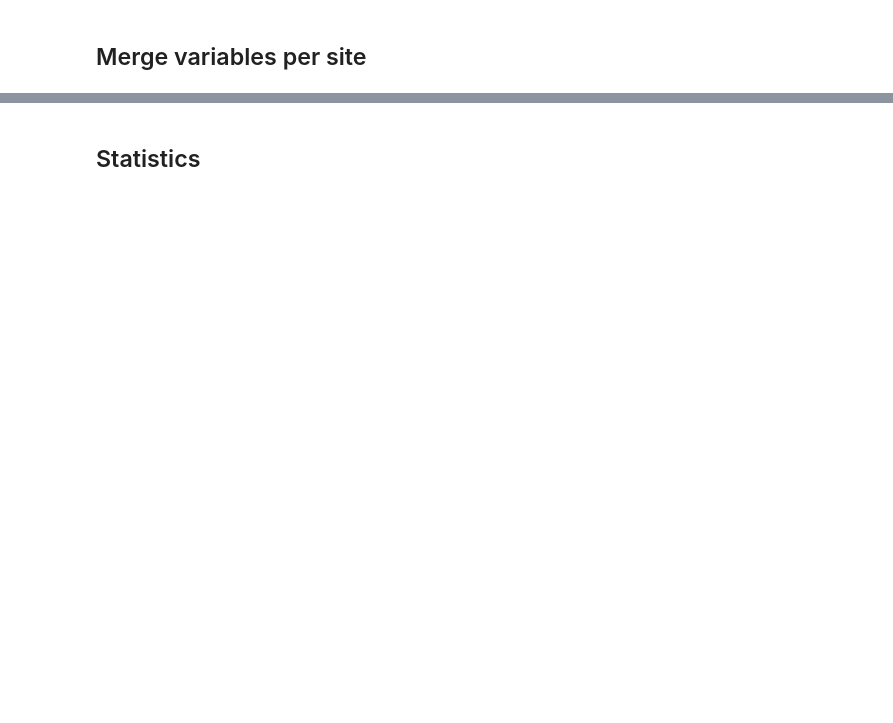
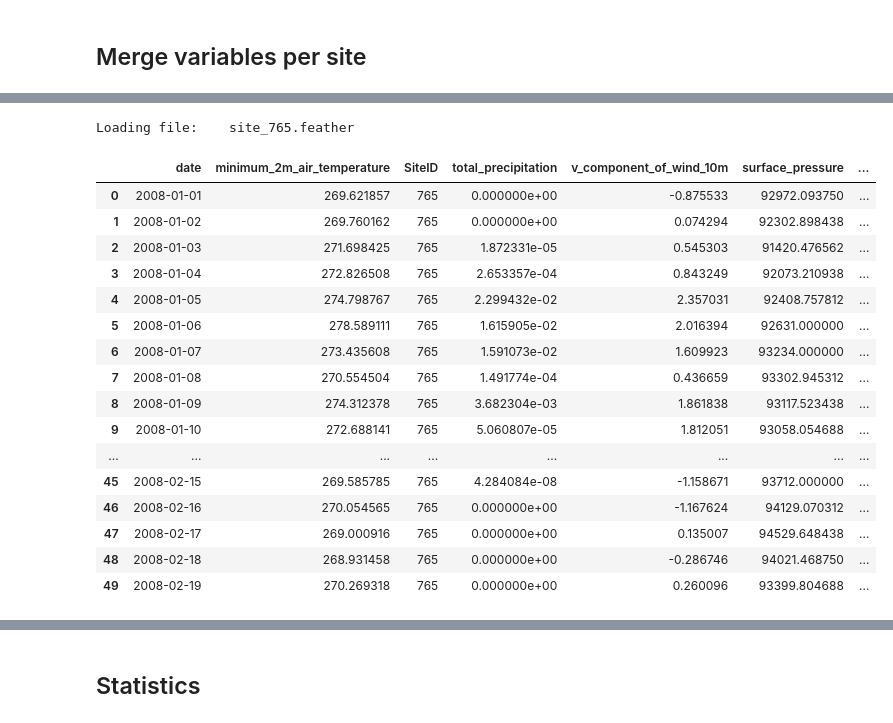
Before and after one commit to padasch/ifn_analysis, a Jupyter notebook: python/02_process_gee_data/process_era5_daily.ipynb, the cells around one changed output, grey strips where cells are left out. Saved outputs shown, nothing was run; the diff lists cells and outputs as text; code cells hidden in the pictures; blank space fills up the shorter version.

```diff
--- a/python/02_process_gee_data/process_era5_daily.ipynb
+++ b/python/02_process_gee_data/process_era5_daily.ipynb
@@ -23,11 +29,14 @@ from scipy.ndimage import binary_closing
 # %% [markdown]
 ## Merge variables per site
 # %%
+# Set limit of files to load
+sites_limit = 1000
+
 # Load all sites
 all_sites = pd.read_csv("../01_download_raw_gee_data/sites_years.csv")
 
 if debug:
-    all_sites = all_sites.iloc[0:9, ]
+    all_sites = all_sites.iloc[0:sites_limit,]
 
 print(all_sites)
 # %% [output]
@@ -85,0 +83,29 @@ merged_df.head(10)
+# %%
+# Test for one site
+i = 765
+i = i - 1  # Removing 1 one because python starts at 0. Just type in the id of interest.
+argkit=[]
+test_df = load_and_merge_files(
+    all_sites["id"].iloc[i], all_sites["first_visit"].iloc[i]
+)
+
+test_df.head(50)
+# %% [output]
+Loading file:    site_765.feather
+|  | date | minimum_2m_air_temperature | SiteID | total_precipitation | v_component_of_wind_10m | surface_pressure | ... |
+| 0 | 2008-01-01 | 269.621857 | 765 | 0.000000e+00 | -0.875533 | 92972.093750 | ... |
+| 1 | 2008-01-02 | 269.760162 | 765 | 0.000000e+00 | 0.074294 | 92302.898438 | ... |
+| 2 | 2008-01-03 | 271.698425 | 765 | 1.872331e-05 | 0.545303 | 91420.476562 | ... |
+| 3 | 2008-01-04 | 272.826508 | 765 | 2.653357e-04 | 0.843249 | 92073.210938 | ... |
+| 4 | 2008-01-05 | 274.798767 | 765 | 2.299432e-02 | 2.357031 | 92408.757812 | ... |
+| 5 | 2008-01-06 | 278.589111 | 765 | 1.615905e-02 | 2.016394 | 92631.000000 | ... |
+| 6 | 2008-01-07 | 273.435608 | 765 | 1.591073e-02 | 1.609923 | 93234.000000 | ... |
+| 7 | 2008-01-08 | 270.554504 | 765 | 1.491774e-04 | 0.436659 | 93302.945312 | ... |
+| 8 | 2008-01-09 | 274.312378 | 765 | 3.682304e-03 | 1.861838 | 93117.523438 | ... |
+| 9 | 2008-01-10 | 272.688141 | 765 | 5.060807e-05 | 1.812051 | 93058.054688 | ... |
+| ... | ... | ... | ... | ... | ... | ... | ... |
+| 45 | 2008-02-15 | 269.585785 | 765 | 4.284084e-08 | -1.158671 | 93712.000000 | ... |
+| 46 | 2008-02-16 | 270.054565 | 765 | 0.000000e+00 | -1.167624 | 94129.070312 | ... |
+| 47 | 2008-02-17 | 269.000916 | 765 | 0.000000e+00 | 0.135007 | 94529.648438 | ... |
+| 48 | 2008-02-18 | 268.931458 | 765 | 0.000000e+00 | -0.286746 | 94021.468750 | ... |
+| 49 | 2008-02-19 | 270.269318 | 765 | 0.000000e+00 | 0.260096 | 93399.804688 | ... |
```
Also changed, not shown: parts of 46 cells of this notebook.
